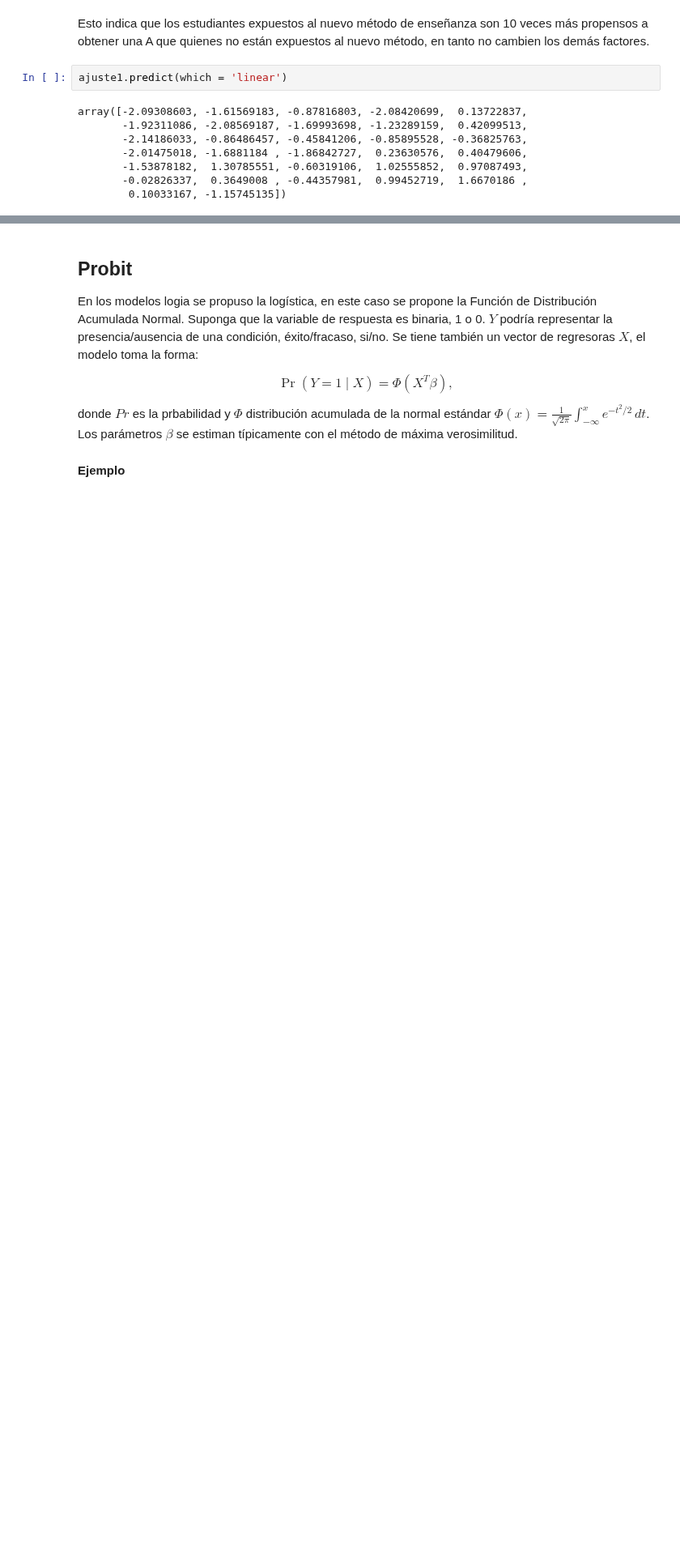
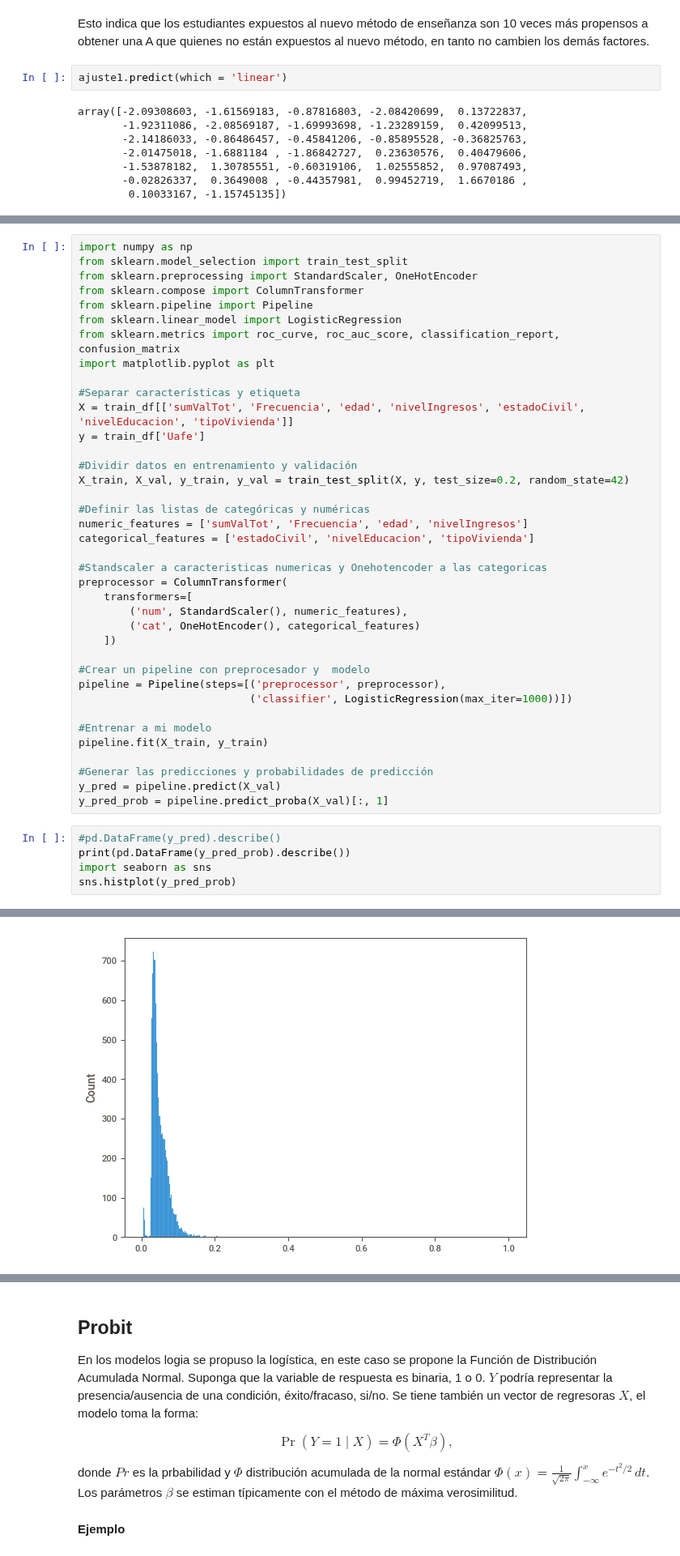
Before and after one commit to vmoprojs/MLPython, a Jupyter notebook: ProbModels.ipynb, the cells around one changed output, grey strips where cells are left out. Shown at 81% size. Cells and saved outputs as stored; diff of their text form; blank space fills up the shorter version.

```diff
--- a/ProbModels.ipynb
+++ b/ProbModels.ipynb
@@ -287,0 +382,44 @@ array([-2.09308603, -1.61569183, -0.87816803, -2.08420699,  0.13722837,
+# %%
+import numpy as np
+from sklearn.model_selection import train_test_split
+from sklearn.preprocessing import StandardScaler, OneHotEncoder
+from sklearn.compose import ColumnTransformer
+from sklearn.pipeline import Pipeline
+from sklearn.linear_model import LogisticRegression
+from sklearn.metrics import roc_curve, roc_auc_score, classification_report, confusion_matrix
+import matplotlib.pyplot as plt
+
+#Separar características y etiqueta
+X = train_df[['sumValTot', 'Frecuencia', 'edad', 'nivelIngresos', 'estadoCivil', 'nivelEducacion', 'tipoVivienda']]
+y = train_df['Uafe']
+
+#Dividir datos en entrenamiento y validación
+X_train, X_val, y_train, y_val = train_test_split(X, y, test_size=0.2, random_state=42)
+
+#Definir las listas de categóricas y numéricas
+numeric_features = ['sumValTot', 'Frecuencia', 'edad', 'nivelIngresos']
+categorical_features = ['estadoCivil', 'nivelEducacion', 'tipoVivienda']
+
+#Standscaler a caracteristicas numericas y Onehotencoder a las categoricas
+preprocessor = ColumnTransformer(
+    transformers=[
+        ('num', StandardScaler(), numeric_features),
+        ('cat', OneHotEncoder(), categorical_features)
+    ])
+
+#Crear un pipeline con preprocesador y  modelo
+pipeline = Pipeline(steps=[('preprocessor', preprocessor),
+                           ('classifier', LogisticRegression(max_iter=1000))])
+
+#Entrenar a mi modelo
+pipeline.fit(X_train, y_train)
+
+#Generar las predicciones y probabilidades de predicción
+y_pred = pipeline.predict(X_val)
+y_pred_prob = pipeline.predict_proba(X_val)[:, 1]
+# %%
+#pd.DataFrame(y_pred).describe()
+print(pd.DataFrame(y_pred_prob).describe())
+import seaborn as sns
+sns.histplot(y_pred_prob)
+# %% [output]
@@ -287,0 +436 @@ array([-2.09308603, -1.61569183, -0.87816803, -2.08420699,  0.13722837,
+[figure, added]
```
Also changed, not shown: parts of 17 cells of this notebook, 12 other files.
